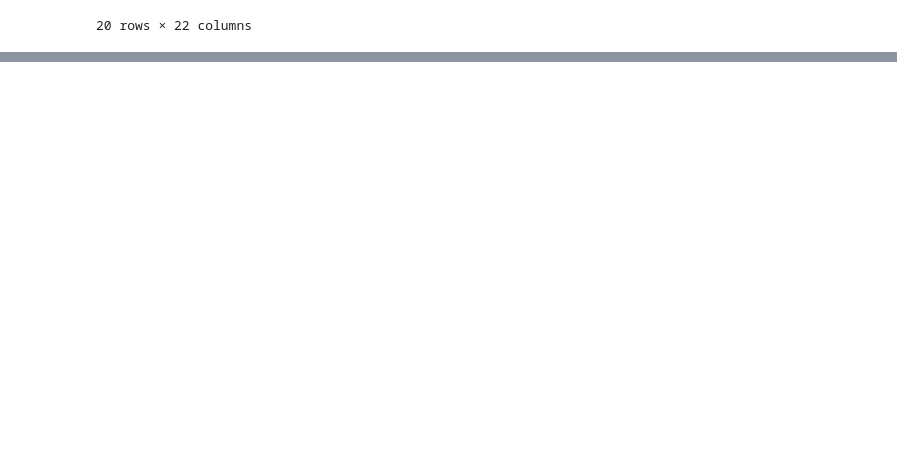
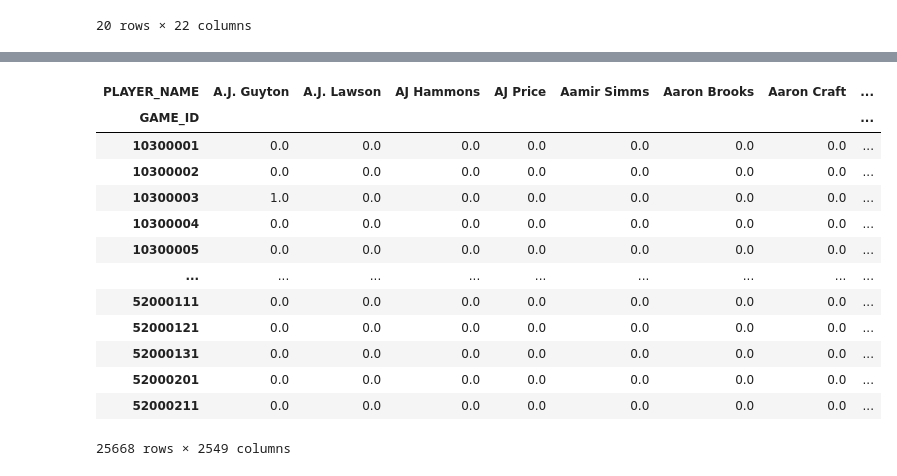
Before and after one commit to Minh-Thien-Bui/Datamine-Project, a Jupyter notebook: Basketball.ipynb, the cells around one changed output, grey strips where cells are left out. Cells and saved outputs as stored; diff of their text form; code cells hidden in the pictures; blank space fills up the shorter version.

```diff
--- a/Basketball.ipynb
+++ b/Basketball.ipynb
@@ -206,3 +209,28 @@ sns.heatmap(corr_matrix)
 # %% [output]
 <AxesSubplot:>
 [figure]
+# %%
+basket = NBA.groupby(['GAME_ID', 'PLAYER_NAME'])
+basket = basket['MIN']
+basket = basket.count()
+basket = basket.unstack()
+basket = basket.reset_index()
+basket = basket.fillna(0)
+basket = basket.set_index('GAME_ID')
+
+basket
+# %% [output]
+| PLAYER_NAME | A.J. Guyton | A.J. Lawson | AJ Hammons | AJ Price | Aamir Simms | Aaron Brooks | Aaron Craft | ... |
+| GAME_ID |  |  |  |  |  |  |  | ... |
+| 10300001 | 0.0 | 0.0 | 0.0 | 0.0 | 0.0 | 0.0 | 0.0 | ... |
+| 10300002 | 0.0 | 0.0 | 0.0 | 0.0 | 0.0 | 0.0 | 0.0 | ... |
+| 10300003 | 1.0 | 0.0 | 0.0 | 0.0 | 0.0 | 0.0 | 0.0 | ... |
+| 10300004 | 0.0 | 0.0 | 0.0 | 0.0 | 0.0 | 0.0 | 0.0 | ... |
+| 10300005 | 0.0 | 0.0 | 0.0 | 0.0 | 0.0 | 0.0 | 0.0 | ... |
+| ... | ... | ... | ... | ... | ... | ... | ... | ... |
+| 52000111 | 0.0 | 0.0 | 0.0 | 0.0 | 0.0 | 0.0 | 0.0 | ... |
+| 52000121 | 0.0 | 0.0 | 0.0 | 0.0 | 0.0 | 0.0 | 0.0 | ... |
+| 52000131 | 0.0 | 0.0 | 0.0 | 0.0 | 0.0 | 0.0 | 0.0 | ... |
+| 52000201 | 0.0 | 0.0 | 0.0 | 0.0 | 0.0 | 0.0 | 0.0 | ... |
+| 52000211 | 0.0 | 0.0 | 0.0 | 0.0 | 0.0 | 0.0 | 0.0 | ... |
+25668 rows × 2549 columns
```
Also changed, not shown: parts of 3 cells of this notebook.
